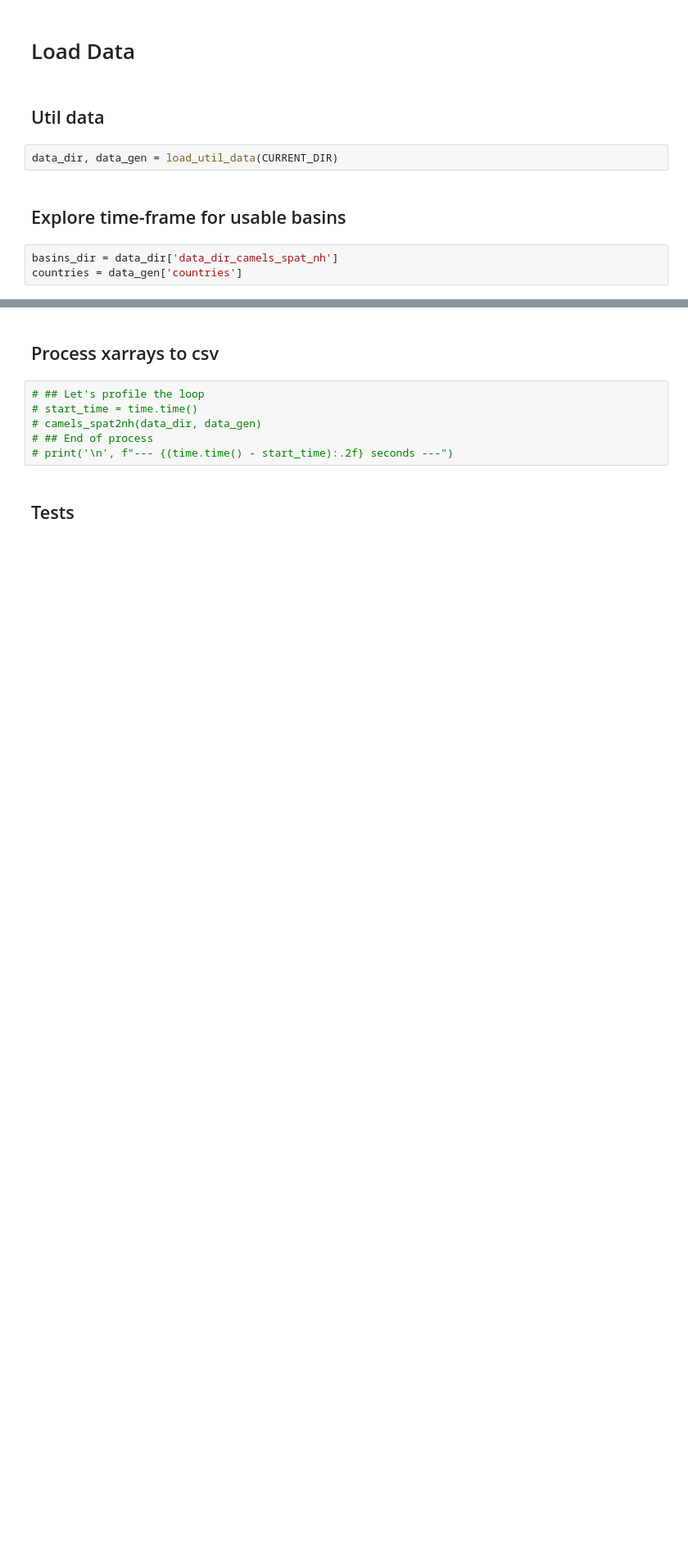
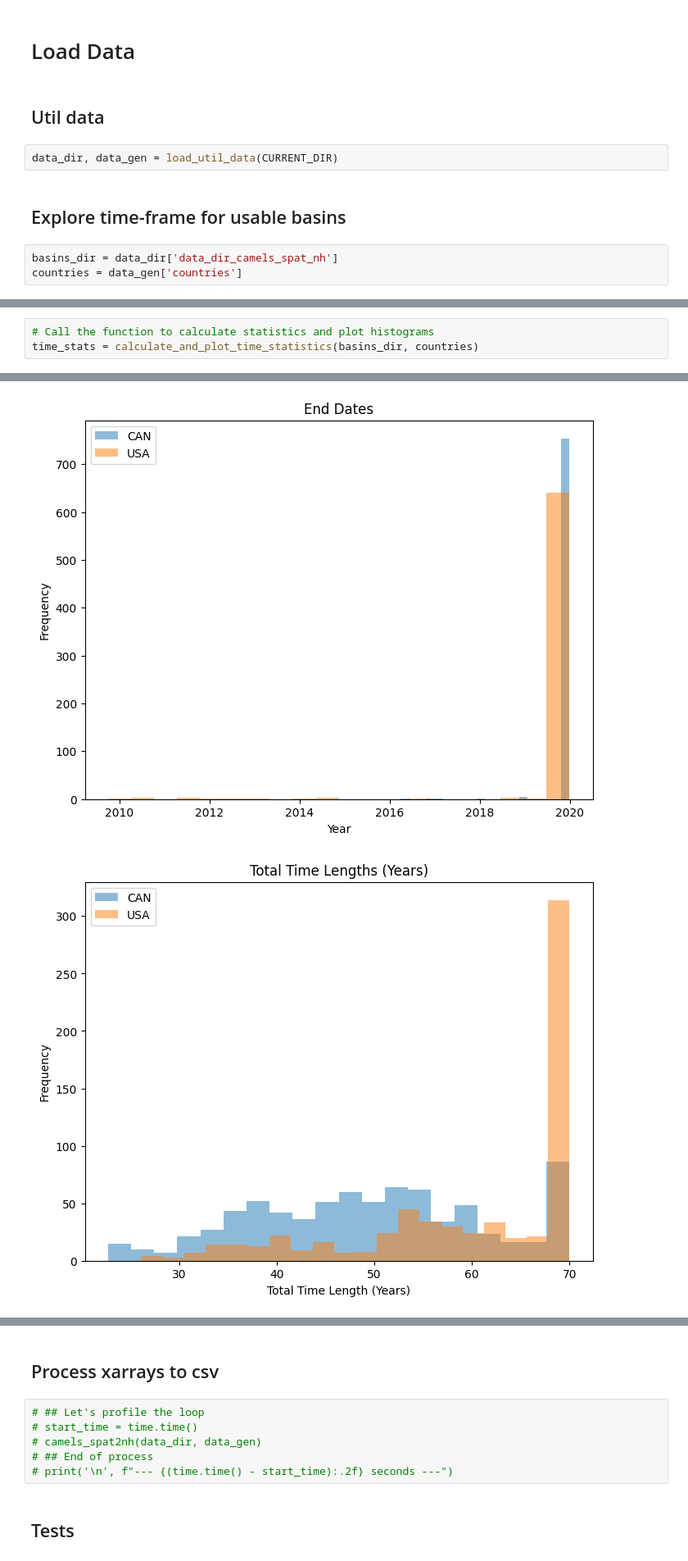
Before and after one commit to jpcurbelo/camels-spat-to-nh, a Jupyter notebook: camels_spat_exploring.ipynb, the cells around one changed output, grey strips where cells are left out. Shown at 82% size. Saved outputs shown, nothing was run; the diff lists cells and outputs as text; blank space fills up the shorter version.

```diff
--- a/camels_spat_exploring.ipynb
+++ b/camels_spat_exploring.ipynb
@@ -161,0 +54,4 @@ plot_time_statistics(total_time_lengths_data, countries, 'Total Time Lengths (Ye
+# %%
+# Call the function to calculate statistics and plot histograms
+time_stats = calculate_and_plot_time_statistics(basins_dir, countries)
+# %% [output]
@@ -161,0 +59,2 @@ plot_time_statistics(total_time_lengths_data, countries, 'Total Time Lengths (Ye
+[figure, added]
+[figure, added]
```
Also changed, not shown: parts of 7 cells of this notebook, 2 other files.
